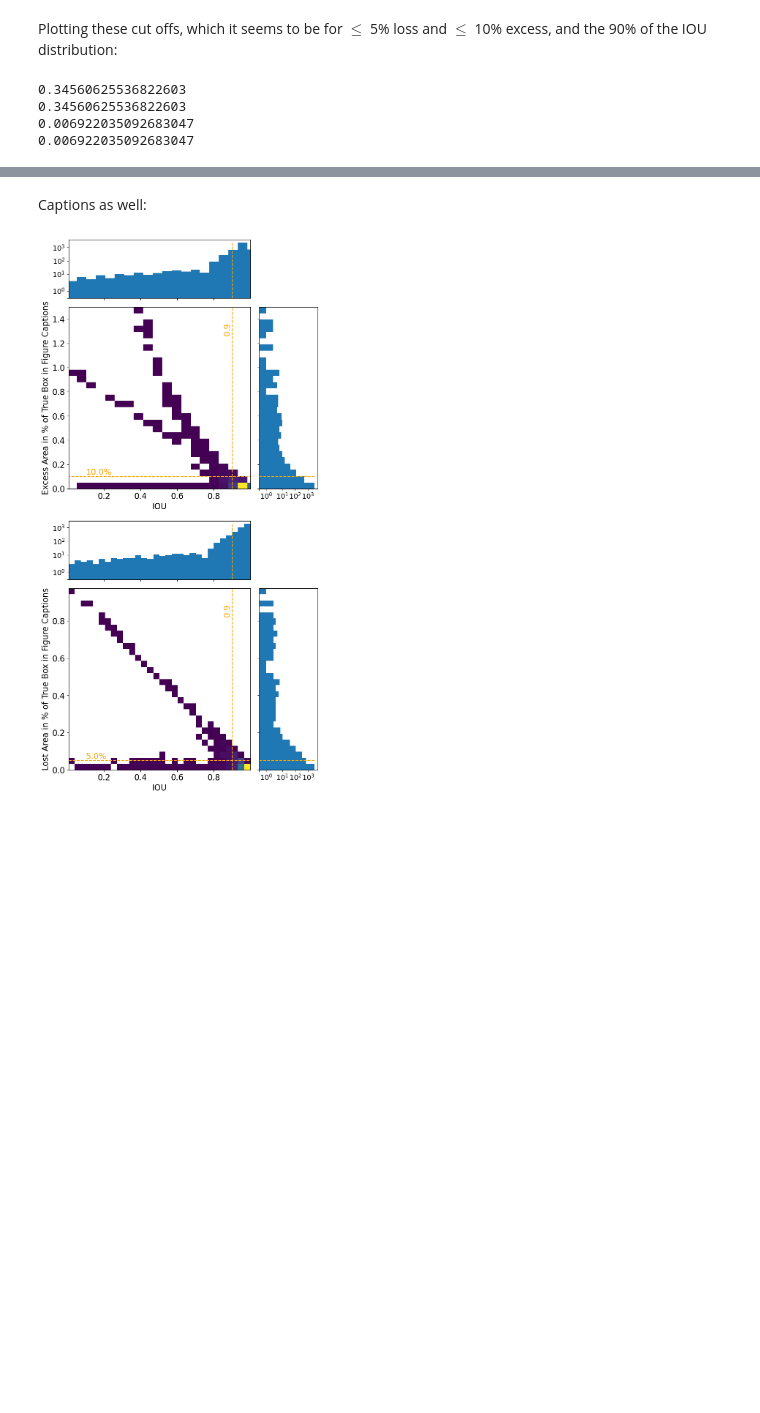
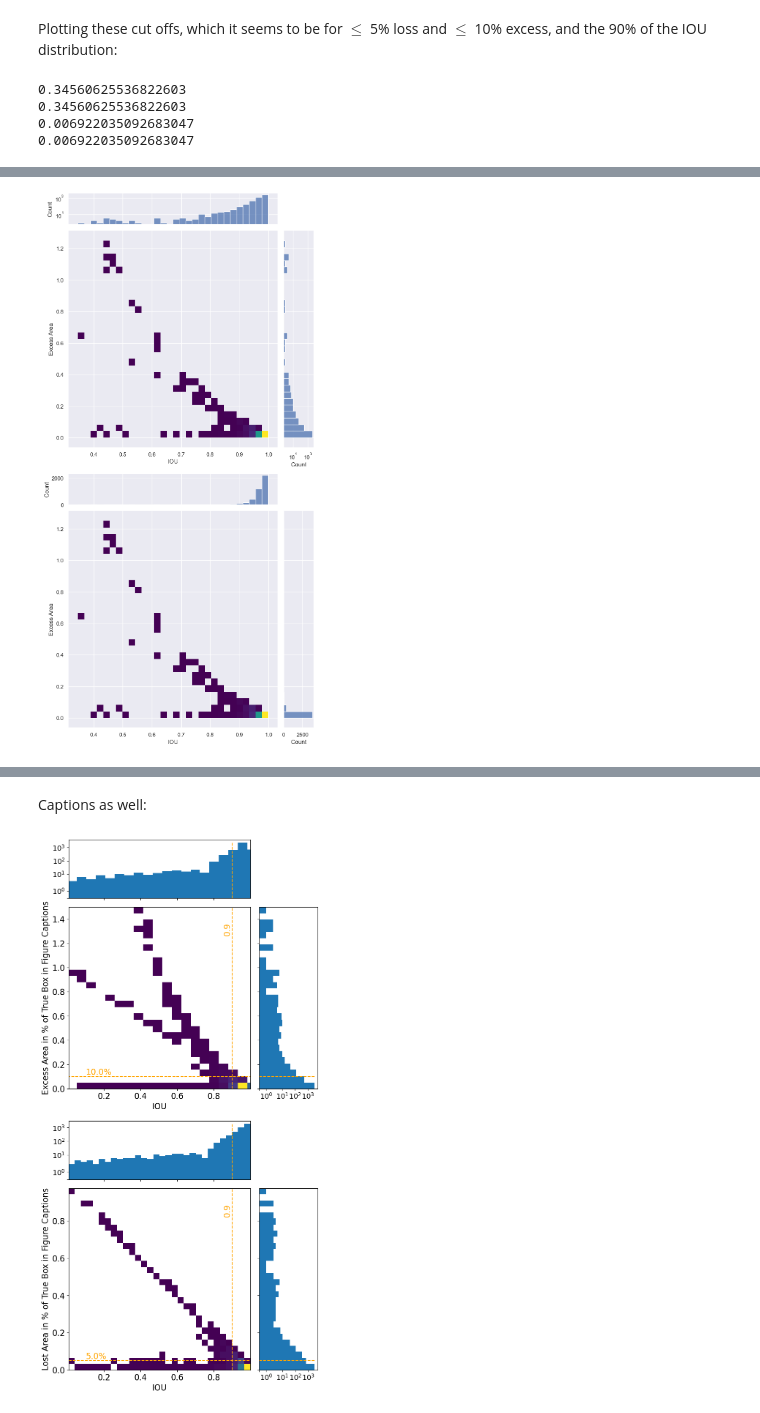
Before and after one commit to ReadingTimeMachine/digitization_at_high_localization, a Jupyter notebook: iou_vs_metrics_of_interest.ipynb, the cells around one changed output, grey strips where cells are left out. Saved outputs shown, nothing was run; the diff lists cells and outputs as text; code cells hidden in the pictures; blank space fills up the shorter version.

```diff
--- a/iou_vs_metrics_of_interest.ipynb
+++ b/iou_vs_metrics_of_interest.ipynb
@@ -611,0 +713,25 @@ plt.show()
+# %%
+# excess
+ge = sns.jointplot(data=df1, x="IOU", y="Excess Area", kind="hist",
+                   marginal_kws=dict(bins=30), bins=30, cmap='viridis',
+                  marginal_ticks=True)
+
+ge.ax_marg_x.set_yscale('log')
+ge.ax_marg_y.set_xscale('log')
+
+# loss
+gl = sns.jointplot(data=df1, x="IOU", y="Excess Area", kind="hist",
+                   marginal_kws=dict(bins=30), bins=30, cmap='viridis',
+                  marginal_ticks=True)
+gl.ax_marg_x.remove()
+
+
+fig = plt.figure(figsize=(8,8*2))
+gs = gridspec.GridSpec(2,1)
+
+mg0 = SeabornFig2Grid(ge, fig, gs[0])
+mg1 = SeabornFig2Grid(gl, fig, gs[1])
+
+gs.tight_layout(fig)
+# %% [output]
+[figure, added]
```
Also changed, not shown: parts of 10 cells of this notebook.
